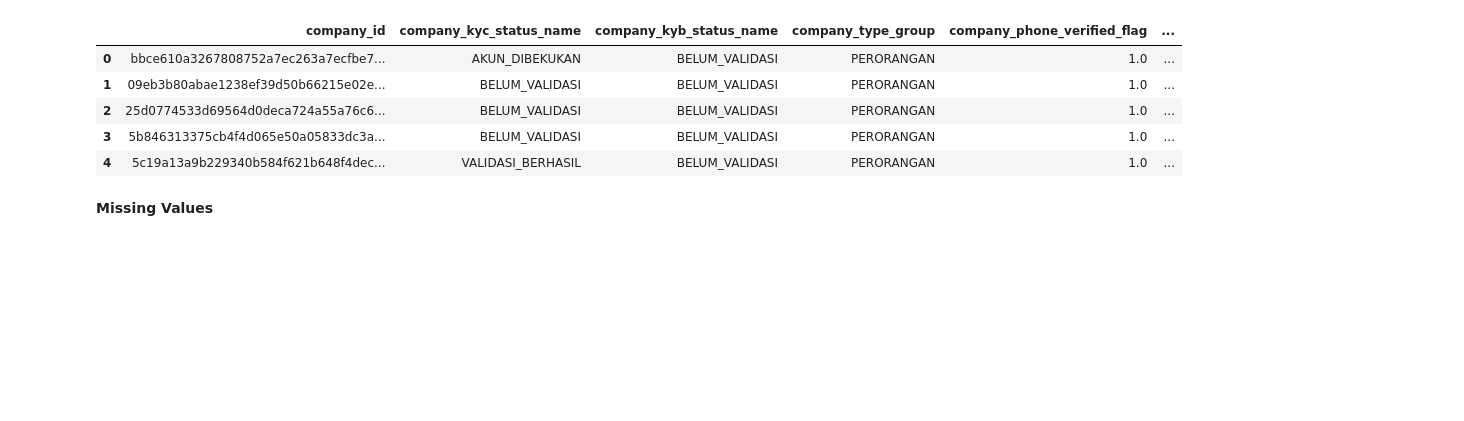
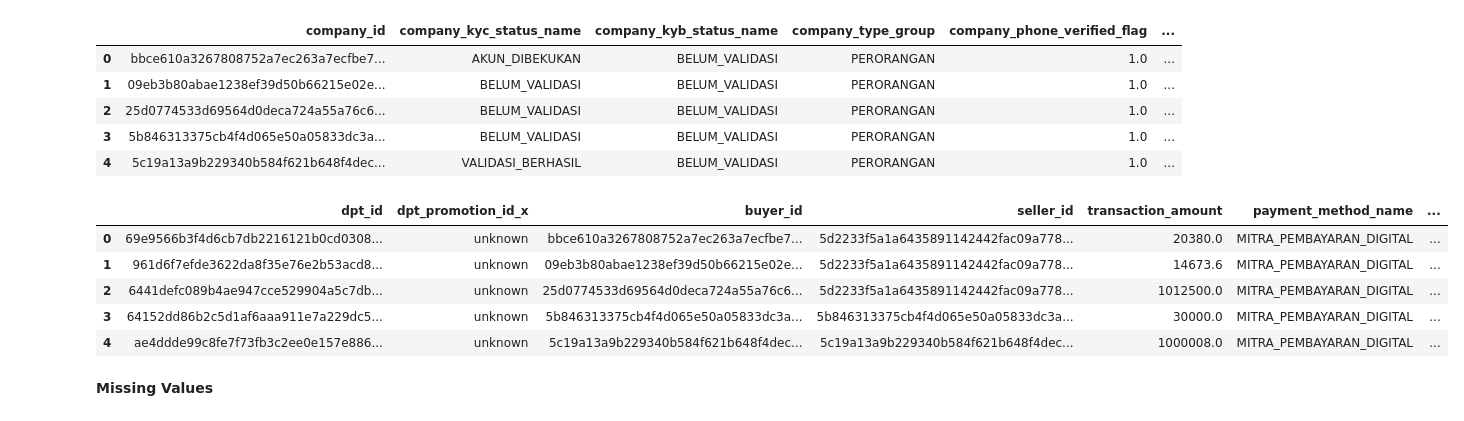
Before and after one commit to Akbar-1056/bitlabs-project, a Jupyter notebook: Project_Based_Learning_kelompok_3_cs03.ipynb, the cells around one changed output. Cells and saved outputs as stored; diff of their text form; code cells hidden in the pictures; blank space fills up the shorter version.

```diff
--- a/Project_Based_Learning_kelompok_3_cs03.ipynb
+++ b/Project_Based_Learning_kelompok_3_cs03.ipynb
@@ -59,6 +59,15 @@ df4.head()
 | 2 | 25d0774533d69564d0deca724a55a76c6... | BELUM_VALIDASI | BELUM_VALIDASI | PERORANGAN | 1.0 | ... |
 | 3 | 5b846313375cb4f4d065e50a05833dc3a... | BELUM_VALIDASI | BELUM_VALIDASI | PERORANGAN | 1.0 | ... |
 | 4 | 5c19a13a9b229340b584f621b648f4dec... | VALIDASI_BERHASIL | BELUM_VALIDASI | PERORANGAN | 1.0 | ... |
+# %%
+df5.head()
+# %% [output]
+|  | dpt_id | dpt_promotion_id_x | buyer_id | seller_id | transaction_amount | payment_method_name | ... |
+| 0 | 69e9566b3f4d6cb7db2216121b0cd0308... | unknown | bbce610a3267808752a7ec263a7ecfbe7... | 5d2233f5a1a6435891142442fac09a778... | 20380.0 | MITRA_PEMBAYARAN_DIGITAL | ... |
+| 1 | 961d6f7efde3622da8f35e76e2b53acd8... | unknown | 09eb3b80abae1238ef39d50b66215e02e... | 5d2233f5a1a6435891142442fac09a778... | 14673.6 | MITRA_PEMBAYARAN_DIGITAL | ... |
+| 2 | 6441defc089b4ae947cce529904a5c7db... | unknown | 25d0774533d69564d0deca724a55a76c6... | 5d2233f5a1a6435891142442fac09a778... | 1012500.0 | MITRA_PEMBAYARAN_DIGITAL | ... |
+| 3 | 64152dd86b2c5d1af6aaa911e7a229dc5... | unknown | 5b846313375cb4f4d065e50a05833dc3a... | 5b846313375cb4f4d065e50a05833dc3a... | 30000.0 | MITRA_PEMBAYARAN_DIGITAL | ... |
+| 4 | ae4ddde99c8fe7f73fb3c2ee0e157e886... | unknown | 5c19a13a9b229340b584f621b648f4dec... | 5c19a13a9b229340b584f621b648f4dec... | 1000008.0 | MITRA_PEMBAYARAN_DIGITAL | ... |
 # %% [markdown]
 **Missing Values**
 # %% [markdown]
```
Also changed, not shown: parts of 14 cells of this notebook.
